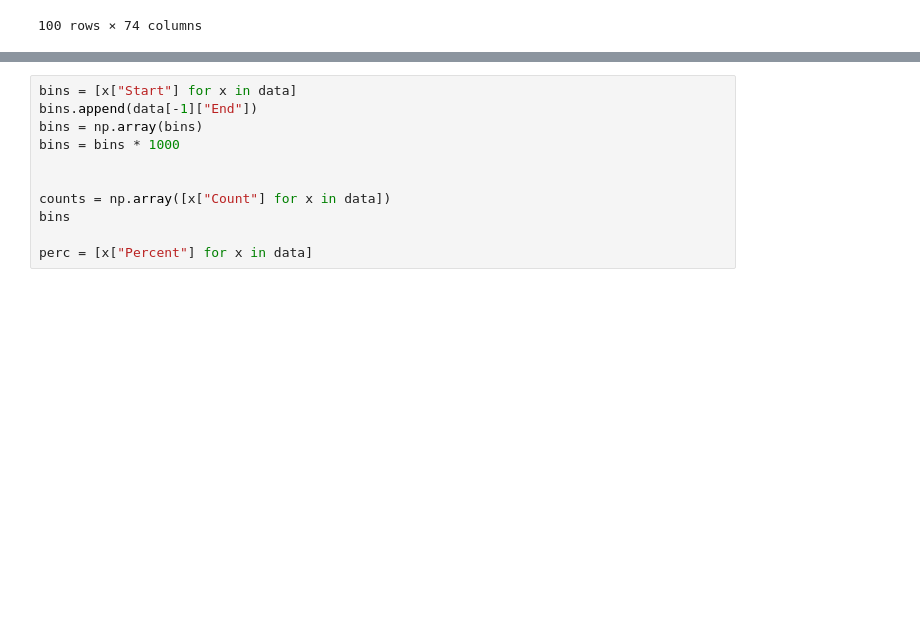
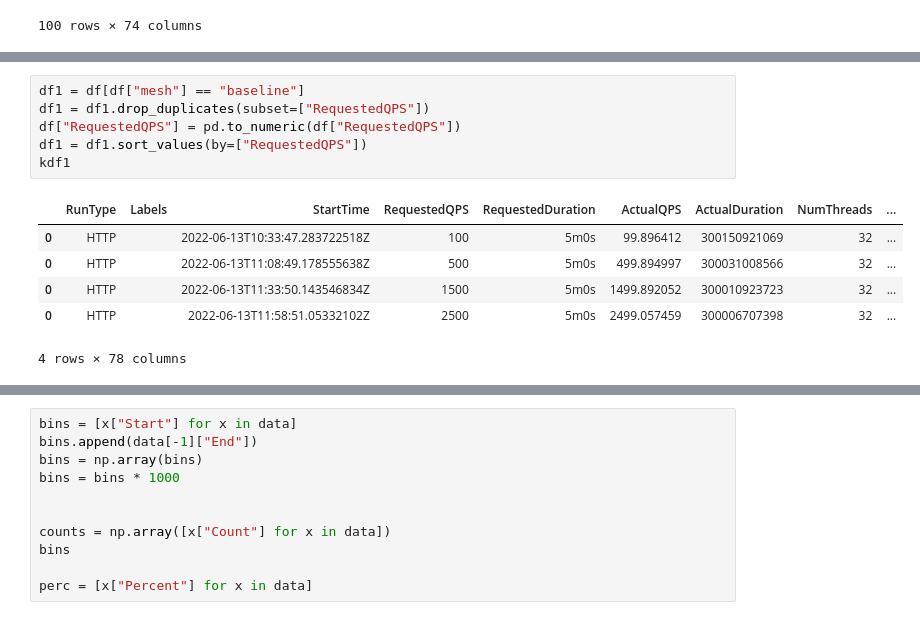
Before and after one commit to RichardBieringa/mesh-bench, a Jupyter notebook: viz/02_http_constant_throughput.ipynb, the cells around one changed output, grey strips where cells are left out. Cells and saved outputs as stored; diff of their text form; blank space fills up the shorter version.

```diff
--- a/viz/02_http_constant_throughput.ipynb
+++ b/viz/02_http_constant_throughput.ipynb
@@ -111,0 +96,13 @@ data
+# %%
+df1 = df[df["mesh"] == "baseline"]
+df1 = df1.drop_duplicates(subset=["RequestedQPS"])
+df["RequestedQPS"] = pd.to_numeric(df["RequestedQPS"])
+df1 = df1.sort_values(by=["RequestedQPS"])
+kdf1
+# %% [output]
+|  | RunType | Labels | StartTime | RequestedQPS | RequestedDuration | ActualQPS | ActualDuration | NumThreads | ... |
+| 0 | HTTP |  | 2022-06-13T10:33:47.283722518Z | 100 | 5m0s | 99.896412 | 300150921069 | 32 | ... |
+| 0 | HTTP |  | 2022-06-13T11:08:49.178555638Z | 500 | 5m0s | 499.894997 | 300031008566 | 32 | ... |
+| 0 | HTTP |  | 2022-06-13T11:33:50.143546834Z | 1500 | 5m0s | 1499.892052 | 300010923723 | 32 | ... |
+| 0 | HTTP |  | 2022-06-13T11:58:51.05332102Z | 2500 | 5m0s | 2499.057459 | 300006707398 | 32 | ... |
+4 rows × 78 columns
```
Also changed, not shown: parts of 4 cells of this notebook.
